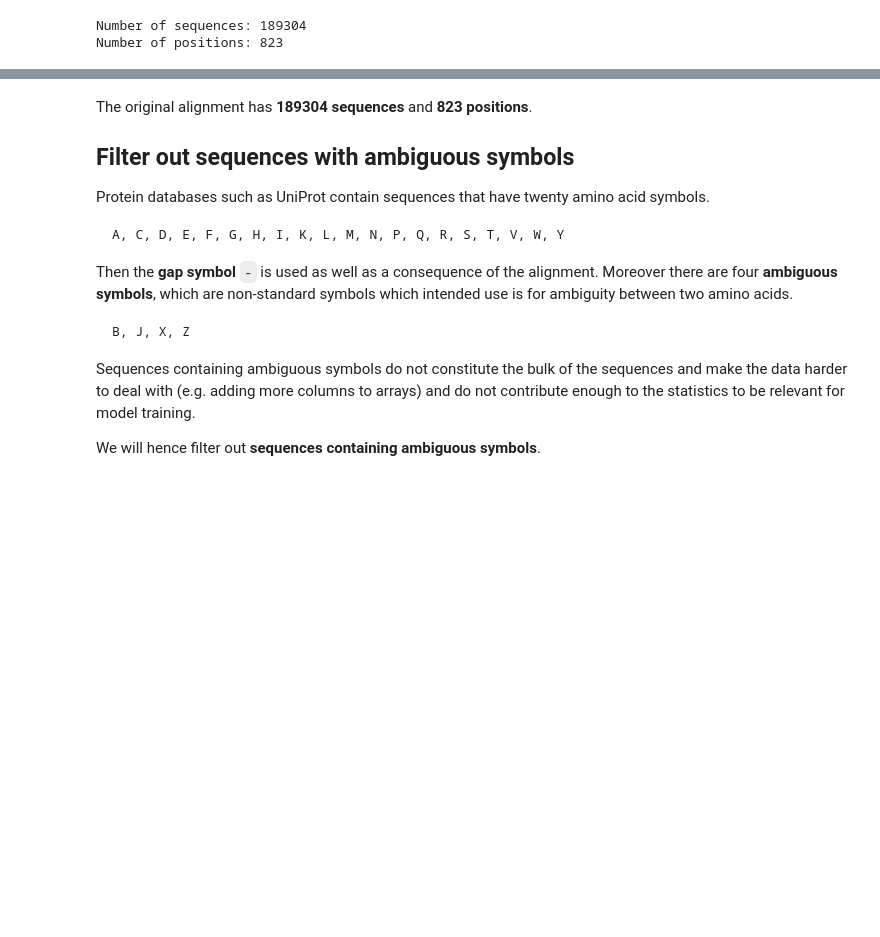
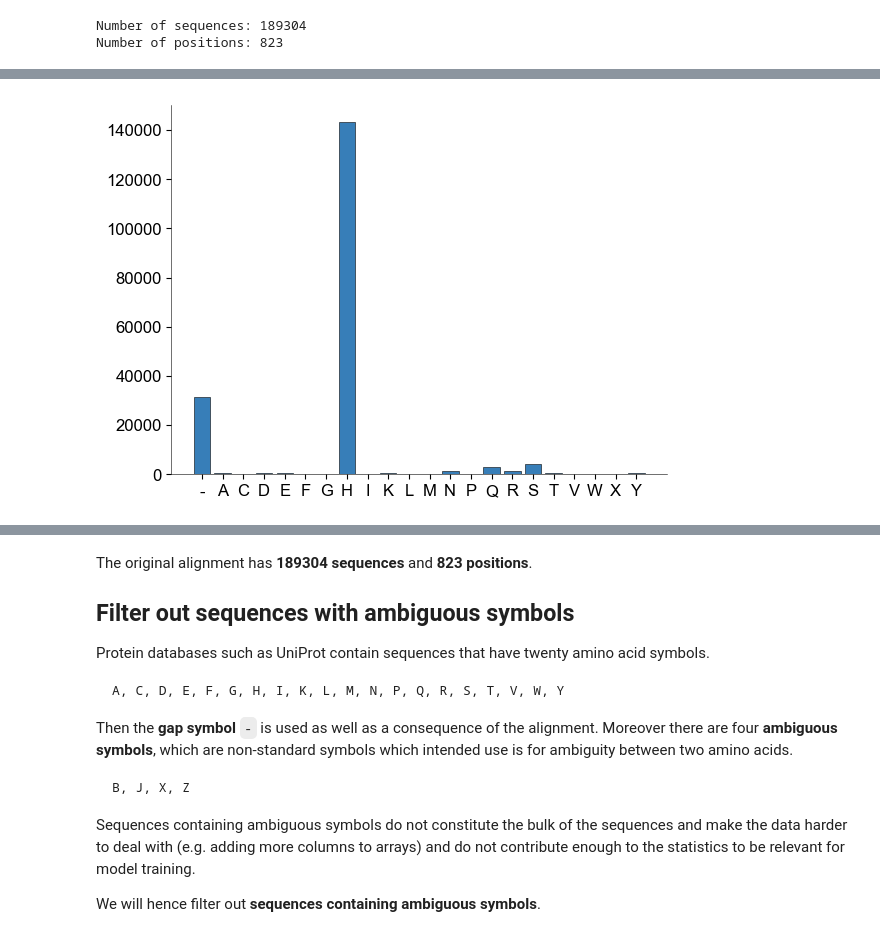
Before and after one commit to shoyip/SerProtAlign, a Jupyter notebook: notebooks/00_alignment_cleaning.ipynb, the cells around one changed output, grey strips where cells are left out. Cells and saved outputs as stored; diff of their text form; code cells hidden in the pictures; blank space fills up the shorter version.

```diff
--- a/notebooks/00_alignment_cleaning.ipynb
+++ b/notebooks/00_alignment_cleaning.ipynb
@@ -37,0 +78,6 @@ Number of positions: 823
+# %%
+x, y = np.unique(aln_seqs[:, 279], return_counts=True)
+plt.bar(x, y)
+plt.show()
+# %% [output]
+[figure, added]
```
Also changed, not shown: parts of 12 cells of this notebook, 2 other files.
